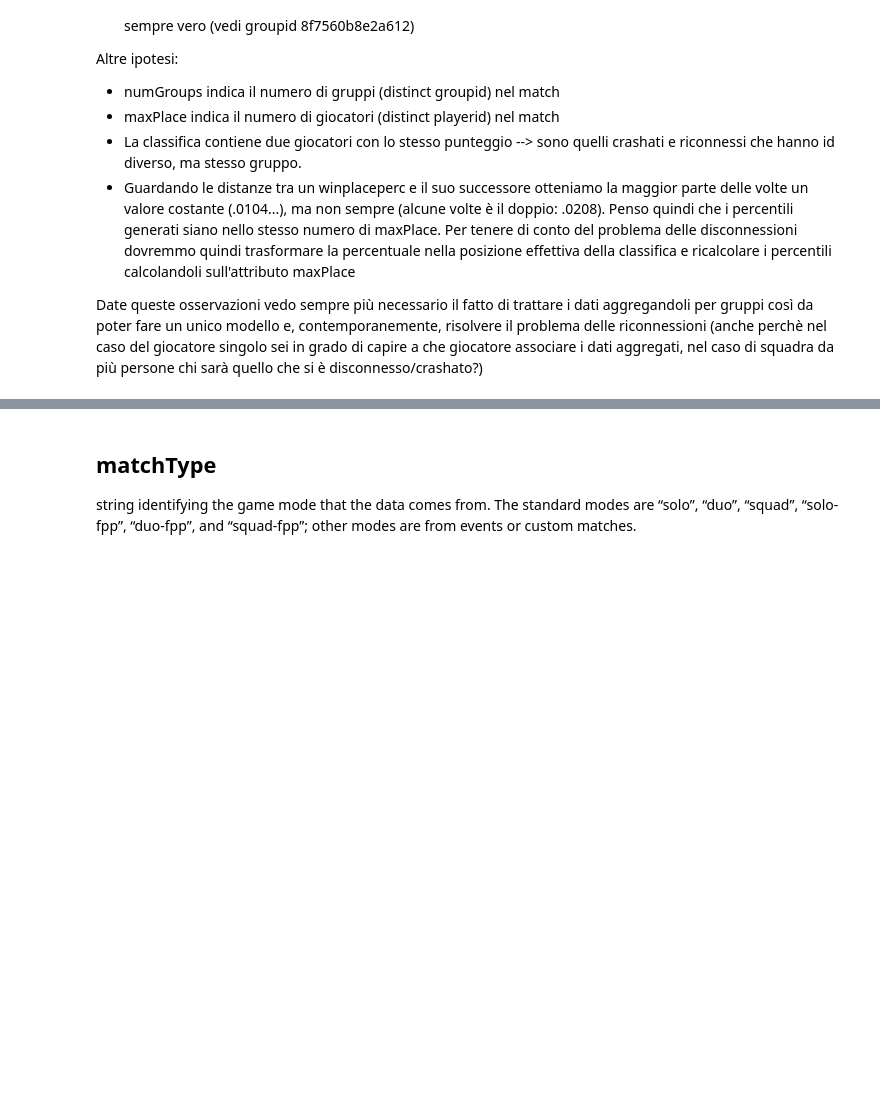
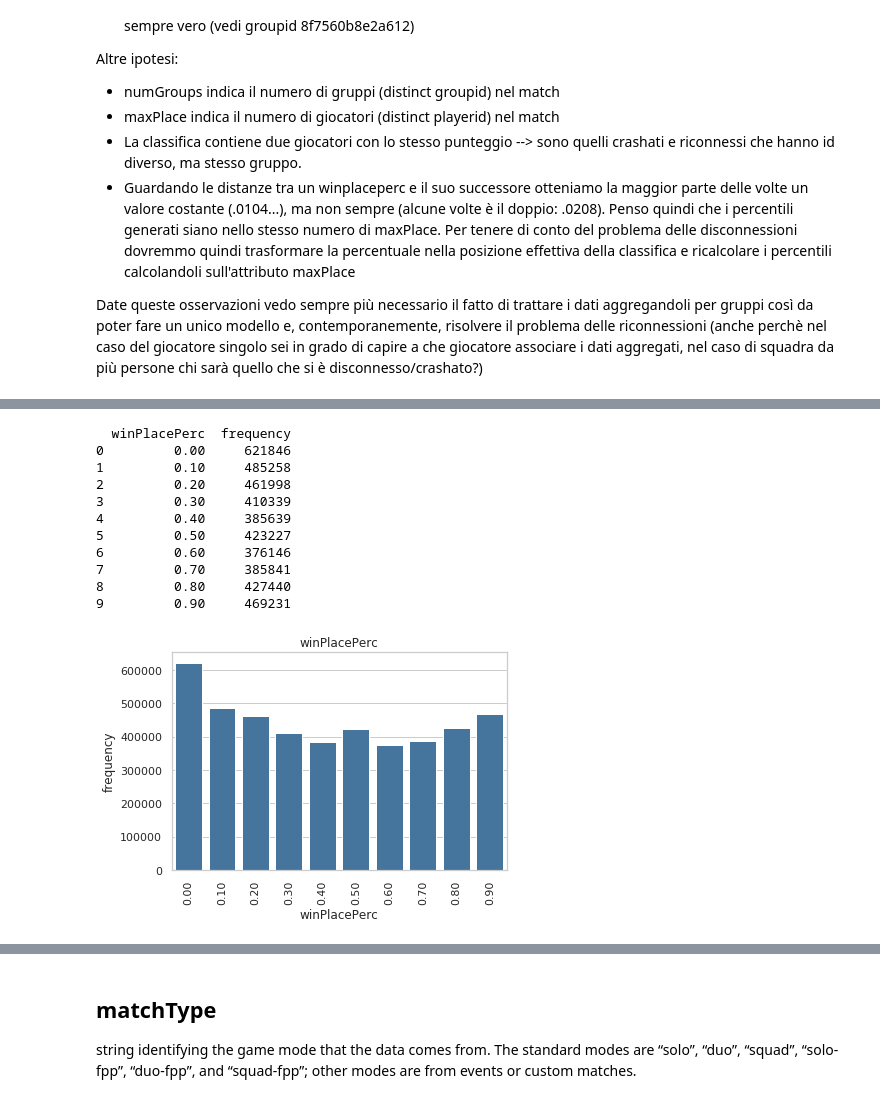
Before and after one commit to Checco9811/Distributed-Data-Analysis-and-Mining, a Jupyter notebook: General Preprocessing.ipynb, the cells around one changed output, grey strips where cells are left out. Cells and saved outputs as stored; diff of their text form; code cells hidden in the pictures; blank space fills up the shorter version.

```diff
--- a/General Preprocessing.ipynb
+++ b/General Preprocessing.ipynb
@@ -282 +181,15 @@ AnalysisException: cannot resolve '`distance`' given input columns: [DBNOs, Id,
+# %%
+def histogram(column, bins=10, ylabel='frequency'):
+    rdd = spark.sql(f'SELECT {column} FROM pubg').rdd.map(lambda x: x[0])
+    hist = rdd.histogram(bins)
+    df = pd.DataFrame(list(zip(*hist)), columns=[column, 'frequency'])
+    df[column] = df[column].apply(lambda x: f'{x:.2f}')
+    print(df.head(10))
+    # display
+    sns.set_theme(style="whitegrid")
+    ax = sns.barplot(x = column, y = 'frequency', data = df, color='#3776ab')
+    ax.set(xlabel=column, ylabel=ylabel)
+    ax.tick_params(axis='x', rotation=90)
+    plt.title(column)
+    plt.show()
 # %% [markdown]
@@ -284 +212,16 @@ AnalysisException: cannot resolve '`distance`' given input columns: [DBNOs, Id,
+# %%
+histogram('winPlacePerc')
+# %% [output]
+  winPlacePerc  frequency
+0         0.00     621846
+1         0.10     485258
+2         0.20     461998
+3         0.30     410339
+4         0.40     385639
+5         0.50     423227
+6         0.60     376146
+7         0.70     385841
+8         0.80     427440
+9         0.90     469231
+[figure, added]
 # %%
```
Also changed, not shown: parts of 160 cells of this notebook.
